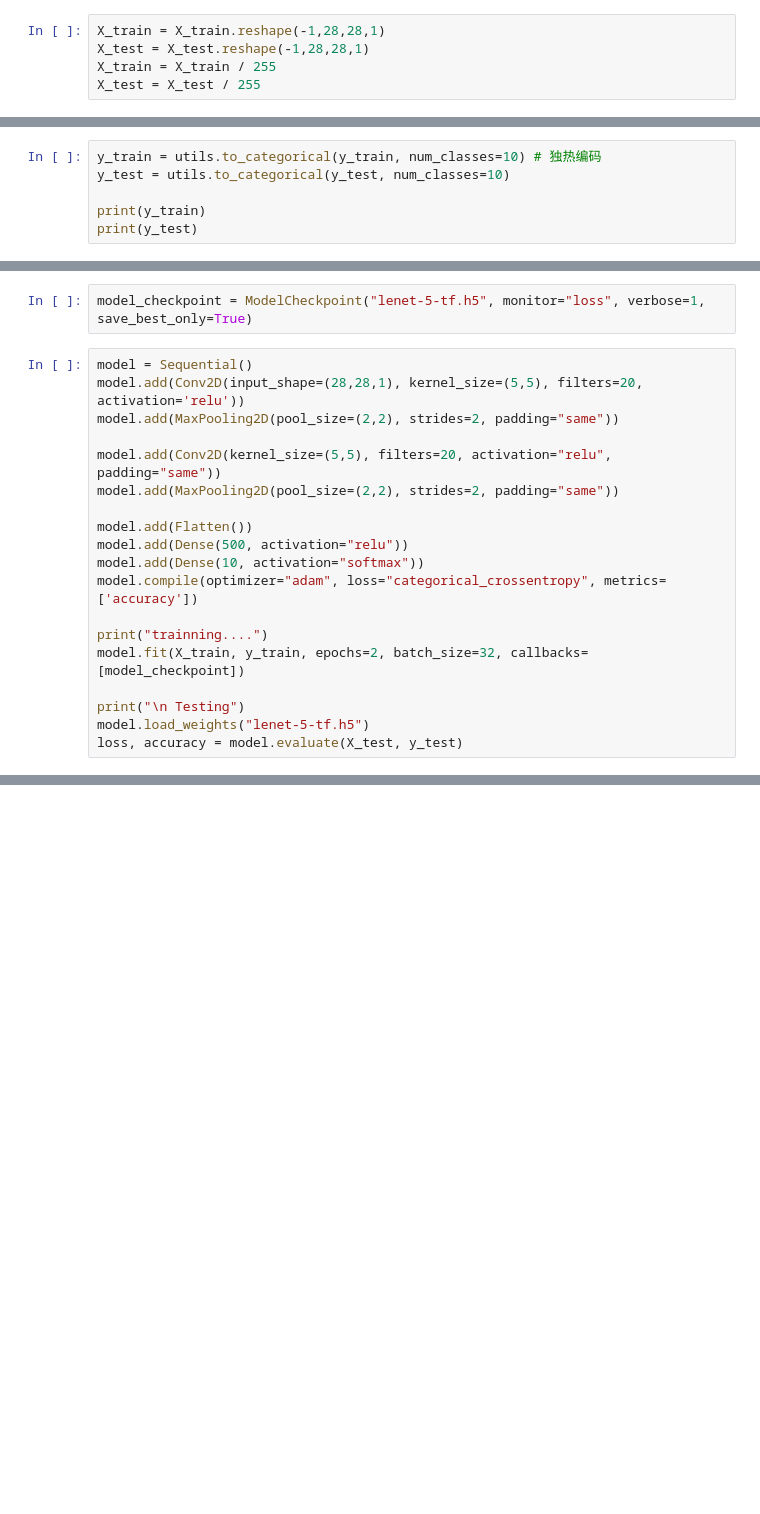
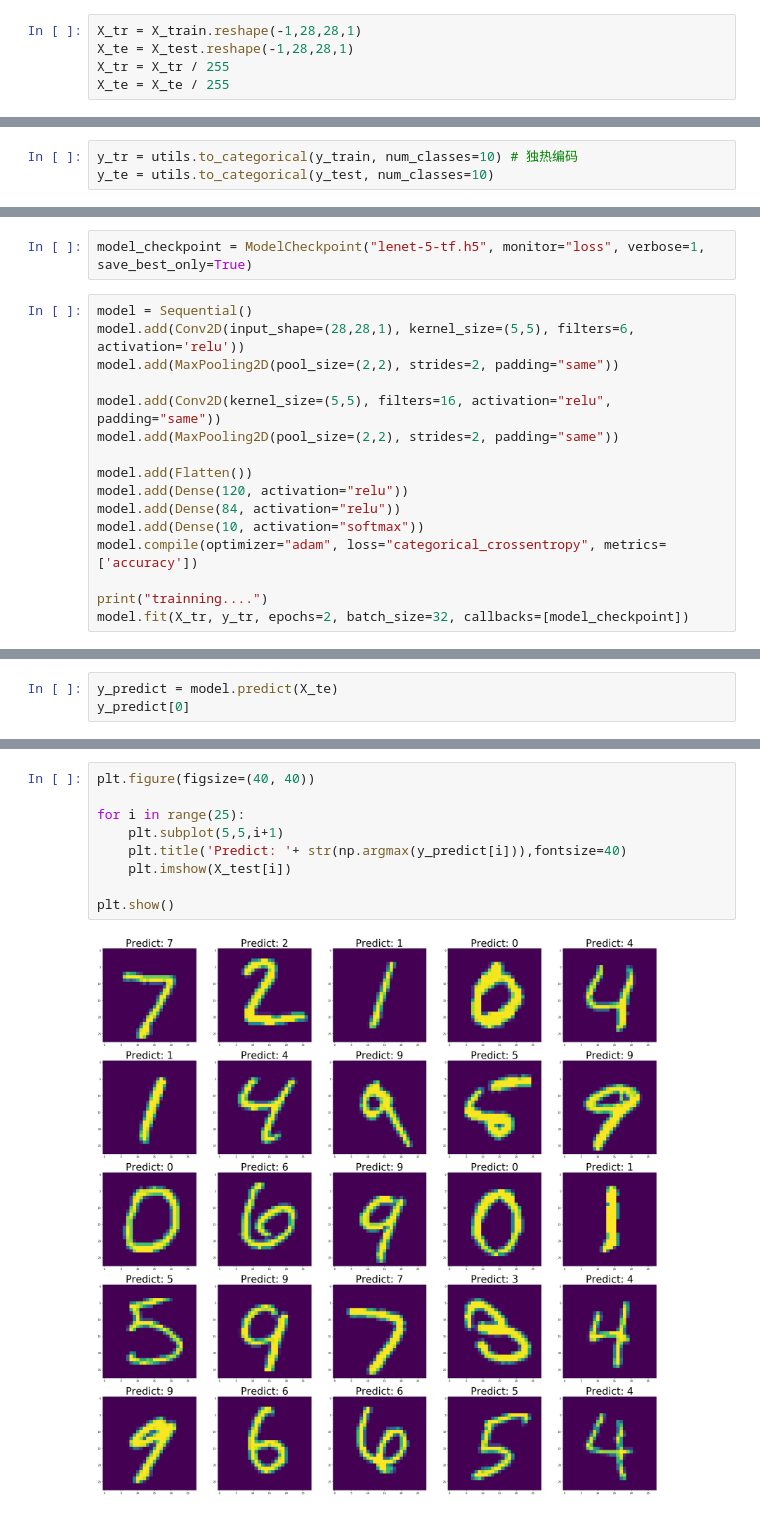
Before and after one commit to aug-liu/DL-python, a Jupyter notebook: lenet-5-tf.ipynb, the cells around one changed output, grey strips where cells are left out. Drawn from its saved outputs; the diff is of its cells as text; blank space fills up the shorter version.

```diff
--- a/lenet-5-tf.ipynb
+++ b/lenet-5-tf.ipynb
@@ -25,6 +37,6 @@ print(y_test.shape)
 # %%
-X_train = X_train.reshape(-1,28,28,1)
-X_test = X_test.reshape(-1,28,28,1)
-X_train = X_train / 255
-X_test = X_test / 255
+X_tr = X_train.reshape(-1,28,28,1)
+X_te = X_test.reshape(-1,28,28,1)
+X_tr = X_tr / 255
+X_te = X_te / 255
 # %%
@@ -36,8 +48,5 @@ print(X_test.shape)
 # %%
 import tensorflow.keras.utils as utils
 # %%
-y_train = utils.to_categorical(y_train, num_classes=10) # 独热编码
-y_test = utils.to_categorical(y_test, num_classes=10)
-
-print(y_train)
-print(y_test)
+y_tr = utils.to_categorical(y_train, num_classes=10) # 独热编码
+y_te = utils.to_categorical(y_test, num_classes=10)
@@ -60,23 +54,20 @@ print(y_test)
 model_checkpoint = ModelCheckpoint("lenet-5-tf.h5", monitor="loss", verbose=1, save_best_only=True)
 # %%
 model = Sequential()
-model.add(Conv2D(input_shape=(28,28,1), kernel_size=(5,5), filters=20, activation='relu'))
+model.add(Conv2D(input_shape=(28,28,1), kernel_size=(5,5), filters=6, activation='relu'))
 model.add(MaxPooling2D(pool_size=(2,2), strides=2, padding="same"))
 
-model.add(Conv2D(kernel_size=(5,5), filters=20, activation="relu", padding="same"))
+model.add(Conv2D(kernel_size=(5,5), filters=16, activation="relu", padding="same"))
 model.add(MaxPooling2D(pool_size=(2,2), strides=2, padding="same"))
 
 model.add(Flatten())
-model.add(Dense(500, activation="relu"))
+model.add(Dense(120, activation="relu"))
+model.add(Dense(84, activation="relu"))
 model.add(Dense(10, activation="softmax"))
 model.compile(optimizer="adam", loss="categorical_crossentropy", metrics=['accuracy'])
 
 print("trainning....")
-model.fit(X_train, y_train, epochs=2, batch_size=32, callbacks=[model_checkpoint])
-
-print("\n Testing")
-model.load_weights("lenet-5-tf.h5")
-loss, accuracy = model.evaluate(X_test, y_test)
+model.fit(X_tr, y_tr, epochs=2, batch_size=32, callbacks=[model_checkpoint])
 # %% [output]
 trainning....
 Train on 60000 samples
@@ -97,0 +98,3 @@ print( accuracy)
+# %%
+y_predict = model.predict(X_te)
+y_predict[0]
@@ -97,0 +105,11 @@ print( accuracy)
+# %%
+plt.figure(figsize=(40, 40))
+
+for i in range(25):
+    plt.subplot(5,5,i+1)
+    plt.title('Predict: '+ str(np.argmax(y_predict[i])),fontsize=40)
+    plt.imshow(X_test[i])
+
+plt.show()
+# %% [output]
+[figure, added]
```
Also changed, not shown: parts of 10 cells of this notebook, 2 other files.
